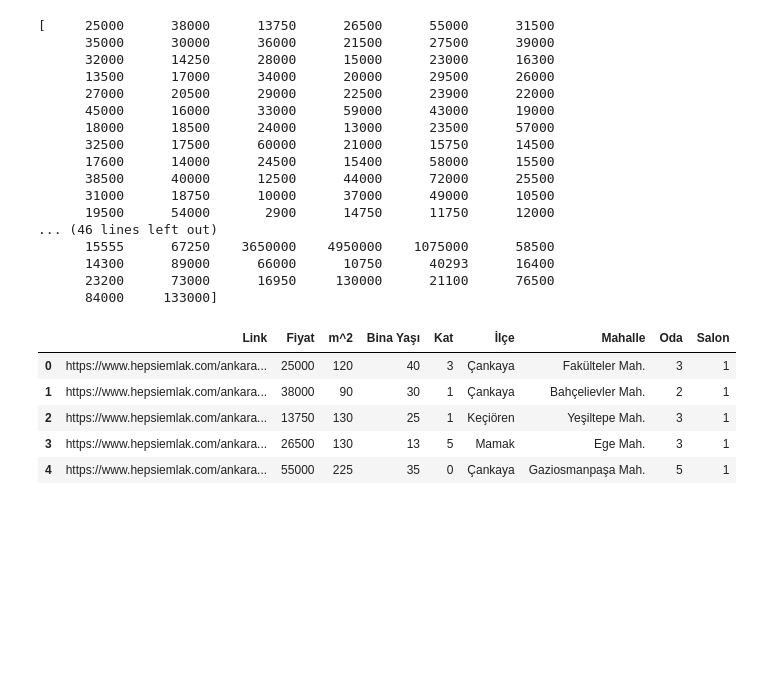
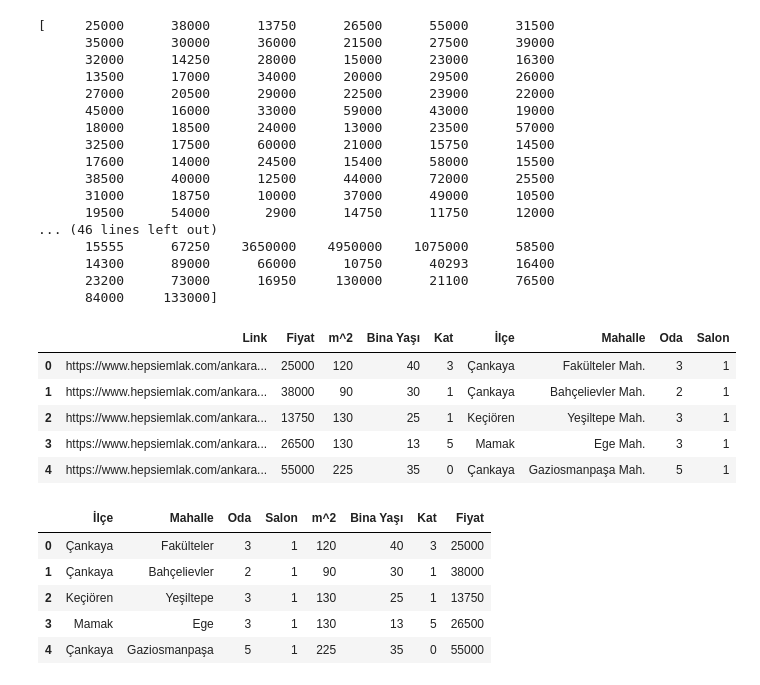
Before and after one commit to SevvalEnsarioglu/KiraTahmini, a Jupyter notebook: verileriAyikla.ipynb, the cells around one changed output. Drawn from its saved outputs; the diff is of its cells as text; code cells hidden in the pictures; blank space fills up the shorter version.

```diff
--- a/verileriAyikla.ipynb
+++ b/verileriAyikla.ipynb
@@ -311,6 +311,16 @@ df = df[columns]
 df_copy = df.copy()
 # %%
 df.drop(['Link'], axis=1,inplace=True)
+# %%
+df['Mahalle'] = df['Mahalle'].apply(lambda x: x.replace(' Mah.', ''))
+df.head()
+# %% [output]
+|  | İlçe | Mahalle | Oda | Salon | m^2 | Bina Yaşı | Kat | Fiyat |
+| 0 | Çankaya | Fakülteler | 3 | 1 | 120 | 40 | 3 | 25000 |
+| 1 | Çankaya | Bahçelievler | 2 | 1 | 90 | 30 | 1 | 38000 |
+| 2 | Keçiören | Yeşiltepe | 3 | 1 | 130 | 25 | 1 | 13750 |
+| 3 | Mamak | Ege | 3 | 1 | 130 | 13 | 5 | 26500 |
+| 4 | Çankaya | Gaziosmanpaşa | 5 | 1 | 225 | 35 | 0 | 55000 |
 # %%
 #temizlediğimiz verileri yeni bir csv dosyasına aktaralım
 df.to_csv('data.csv',index=False)
```
Also changed, not shown: 3 other files.
